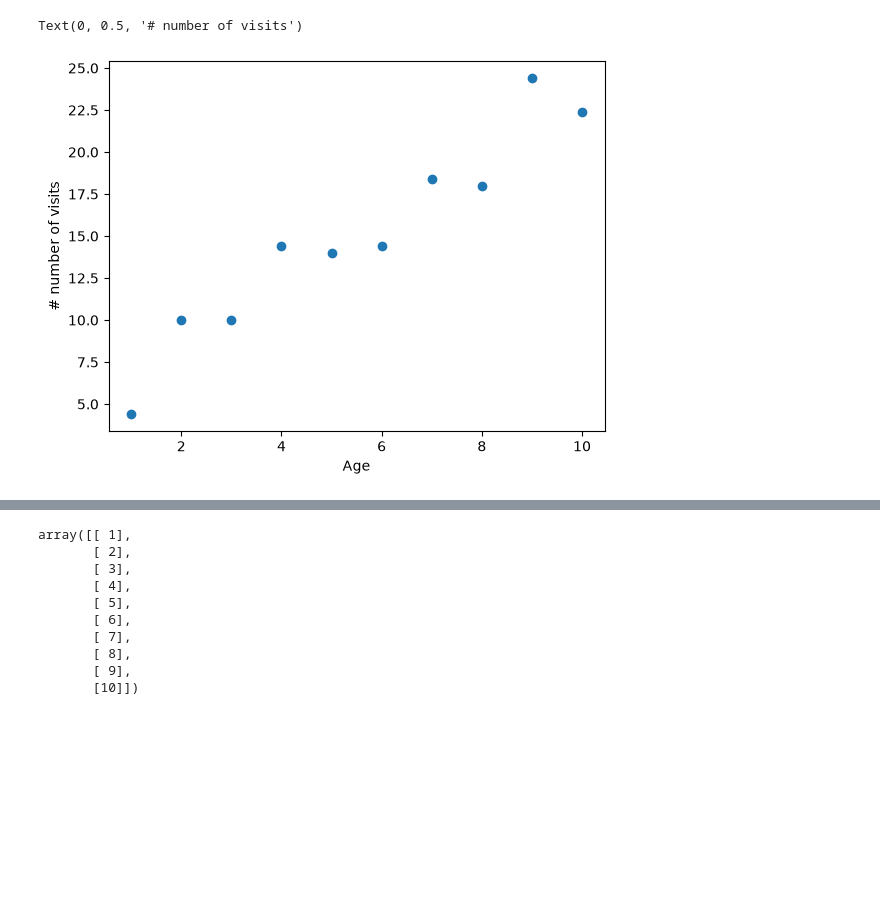
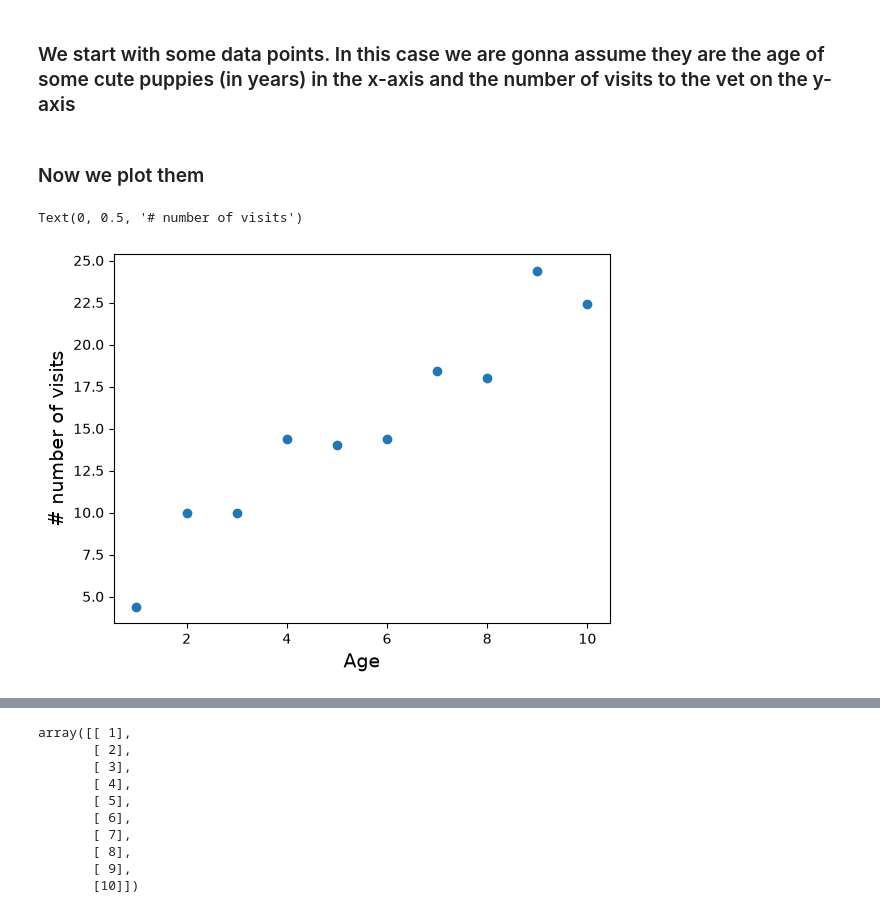
Before and after one commit to Fernando-Canales/learning_data_science, a Jupyter notebook: Practice/linear_regression.ipynb, the cells around one changed output, grey strips where cells are left out. Cells and saved outputs as stored; diff of their text form; code cells hidden in the pictures; blank space fills up the shorter version.

```diff
--- a/Practice/linear_regression.ipynb
+++ b/Practice/linear_regression.ipynb
@@ -11,10 +12,15 @@ from sklearn.linear_model import LinearRegression
+# %% [markdown]
+### We start with some data points. In this case we are gonna assume they are the age of some cute puppies (in years) in the x-axis and the number of visits to the vet on the y-axis
 # %%
 age = np.array([1,2,3,4,5,6,7,8,9,10])
 number_of_visits = np.array([4.4, 10, 10, 14.4, 14, 14.4, 18.4, 18, 24.4, 22.4])
+# %% [markdown]
+### Now we plot them
 # %%
+size = 14
 plt.plot(age, number_of_visits, 'o')
-plt.xlabel("Age")
-plt.ylabel("# number of visits")
+plt.xlabel("Age", fontsize=size)
+plt.ylabel("# number of visits", fontsize=size)
 # %% [output]
 Text(0, 0.5, '# number of visits')
-[figure, old version]
+[figure, new version]
```
Also changed, not shown: parts of 28 cells of this notebook, 1 other file.
